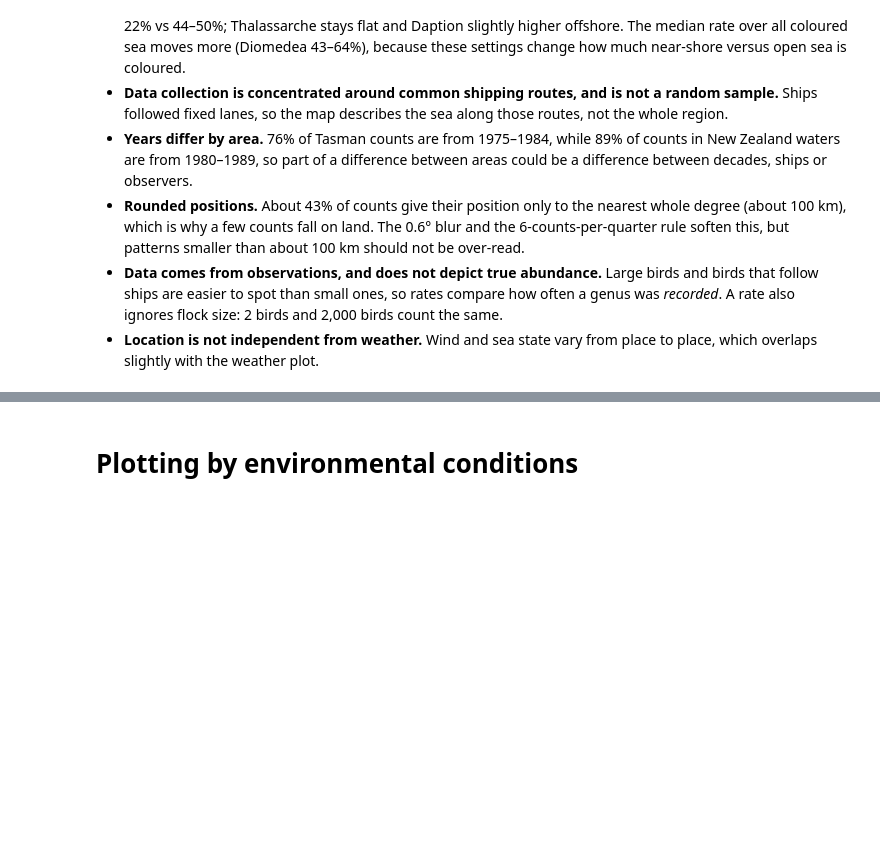
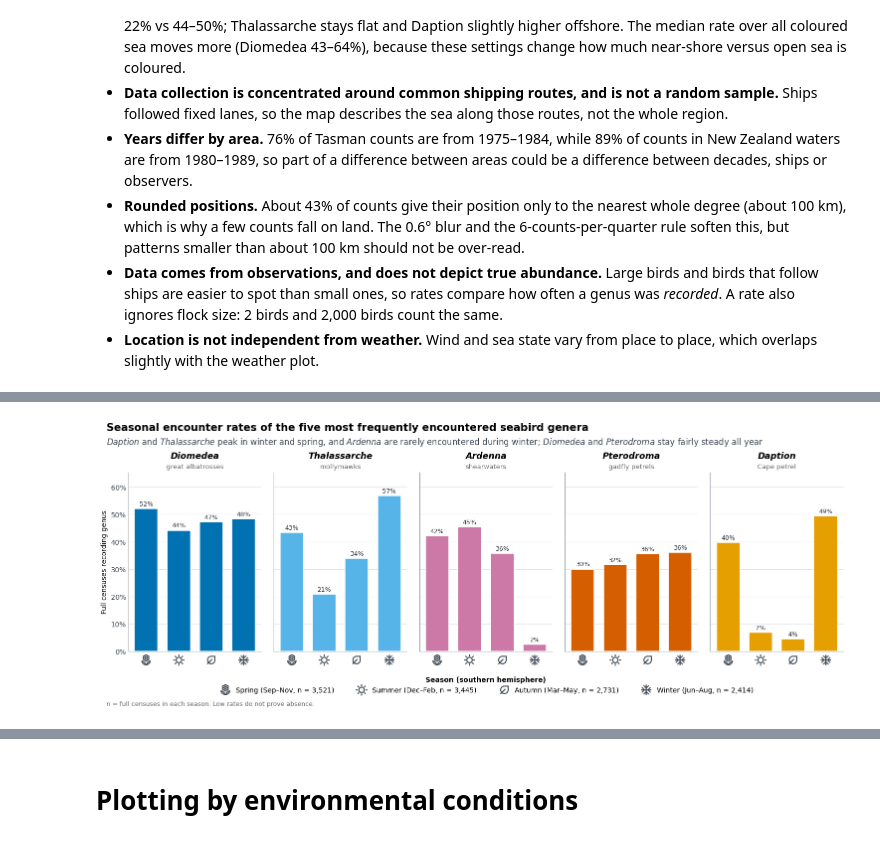
Before and after one commit to rizrn/DSA2101-Plotting-Parrots, a Jupyter notebook: main.ipynb, the cells around one changed output, grey strips where cells are left out. Saved outputs shown, nothing was run; the diff lists cells and outputs as text; code cells hidden in the pictures; blank space fills up the shorter version.

Commit message:
Add Seasonal Part

```diff
--- a/main.ipynb
+++ b/main.ipynb
@@ -626,0 +661,10 @@ pd.DataFrame({g: rate[g][mapped] for g in order}).groupby(band, observed=True).m
+# %%
+season_order = ["spring", "summer", "autumn", "winter"]
+genus_order = list(top5_genus["Genus"])
+
+# Number of censuses recording each genus in each season
+encounters = season_birds.groupby(["season", "Genus"])["record_id"].nunique()
+
+# Number of full censuses in each season, including those with none of the top 5 genera
+season_n = ships_cleaned.groupby("season")["record_id"].nunique().reindex(season_order)
+season_n
@@ -626,0 +681,7 @@ pd.DataFrame({g: rate[g][mapped] for g in order}).groupby(band, observed=True).m
+# %%
+# One row per genus, one column per season; a genus never recorded in a season gets 0
+season_rate = (encounters.unstack("season")
+               .reindex(index=genus_order, columns=season_order)
+               .fillna(0)
+               .div(season_n, axis=1) * 100)
+season_rate.round(1)
@@ -626,0 +745,72 @@ pd.DataFrame({g: rate[g][mapped] for g in order}).groupby(band, observed=True).m
+# %%
+from matplotlib.ticker import PercentFormatter
+from matplotlib.offsetbox import OffsetImage, AnnotationBbox
+from matplotlib.lines import Line2D
+from matplotlib.transforms import blended_transform_factory
+
+COMMON_NAMES = {"Diomedea": "great albatrosses", "Thalassarche": "mollymawks", "Pterodroma": "gadfly petrels",
+                "Ardenna": "shearwaters", "Daption": "Cape petrel"}
+max_rate = min(100, max(10, season_rate.to_numpy().max() * 1.15))
+
+# Top row: a strip for the subtitle. Middle row: one panel per genus. Bottom row: a strip that holds the icon legend
+fig = plt.figure(figsize=(15, 5.8), layout="constrained")
+grid = fig.add_gridspec(3, len(genus_order), height_ratios=[0.06, 1, 0.12])
+subtitle_ax = fig.add_subplot(grid[0, :])
+subtitle_ax.axis("off")
+axes = [fig.add_subplot(grid[1, 0])]
+axes += [fig.add_subplot(grid[1, i], sharey=axes[0]) for i in range(1, len(genus_order))]
+for ax in axes[1:]:
+    ax.tick_params(labelleft=False)
+legend_ax = fig.add_subplot(grid[2, :])
+legend_ax.axis("off")
+
+for ax, genus in zip(axes, genus_order):
+    values = season_rate.loc[genus, season_order]
+    x = range(len(season_order))
+    bars = ax.bar(x, values, color=GENUS_COLOURS[genus], width=0.72, edgecolor="white", linewidth=1.2)
+    ax.bar_label(bars, labels=[f"{v:.0f}%" for v in values], padding=2, fontsize=9, color="#2B333C")
+    ax.set_title(genus, fontstyle="italic", fontsize=12.5, weight="bold", pad=20)
+    ax.annotate(COMMON_NAMES[genus], xy=(0.5, 1), xycoords="axes fraction", xytext=(0, 6),
+                textcoords="offset points", ha="center", fontsize=9.5, color="dimgray")
+
+    # Season icons replace the x-axis text labels
+    ax.set_xticks(list(x), labels=[""] * len(season_order))
+    for xi, season in zip(x, season_order):
+        ax.add_artist(AnnotationBbox(OffsetImage(SEASON_ICONS[season], zoom=0.75), (xi, 0),
+                                     xycoords=("data", "axes fraction"), xybox=(0, -13),
+                                     boxcoords="offset points", frameon=False, annotation_clip=False))
+
+    ax.set_ylim(0, max_rate)
+    ax.yaxis.set_major_formatter(PercentFormatter(decimals=0))
+    ax.tick_params(axis="x", length=0, pad=14)
+    ax.tick_params(axis="y", length=0, colors="#3A4450")
+    ax.grid(axis="y", color="#E3E6EA", linewidth=0.8)
+    ax.set_axisbelow(True)
+    ax.spines[["top", "right"]].set_visible(False)
+    ax.spines[["left", "bottom"]].set_color("#9AA3AD")
+axes[0].set_ylabel("Full censuses recording genus")
+
+# Legend: what each icon means, with the months and number of full censuses per season
+handles = [Line2D([], []) for _ in season_order]
+legend_ax.legend(handles, [f"{s.title()} ({SEASON_MONTHS[s]}, n = {season_n[s]:,})" for s in season_order],
+                 handler_map={h: HandlerIcon(SEASON_ICONS[s]) for h, s in zip(handles, season_order)},
+                 loc="center", ncols=len(season_order), frameon=False, fontsize=10,
+                 handlelength=2, handletextpad=0.5, columnspacing=3, title="Season (southern hemisphere)",
+                 title_fontproperties={"size": 10, "weight": "bold"})
+
+fig.suptitle("Seasonal encounter rates of the five most frequently encountered seabird genera",
+             x=0.01, ha="left", fontsize=15, weight="bold")
+# Subtitle: the main point of the chart, lined up with the title
+def italic(name):
+    return rf"$\it{{{name}}}$"
+
+subtitle_ax.text(0.01, 0.5, f"{italic('Daption')} and {italic('Thalassarche')} peak in winter and spring, and {italic('Ardenna')} are rarely encountered during winter; "
+                 f"{italic('Diomedea')} and {italic('Pterodroma')} stay fairly steady all year",
+                 transform=blended_transform_factory(fig.transFigure, subtitle_ax.transAxes),
+                 ha="left", va="center", fontsize=12, color="#3A4450",
+                 in_layout=False)   # the layout ignores it, so the panels keep their place
+fig.supxlabel("n = full censuses in each season. Low rates do not prove absence.",
+              x=0.01, ha="left", fontsize=9, color="dimgray")
+plt.show()
+# %% [output]
+[figure, added]
```
Also changed, not shown: parts of 16 cells of this notebook, 4 other files.
